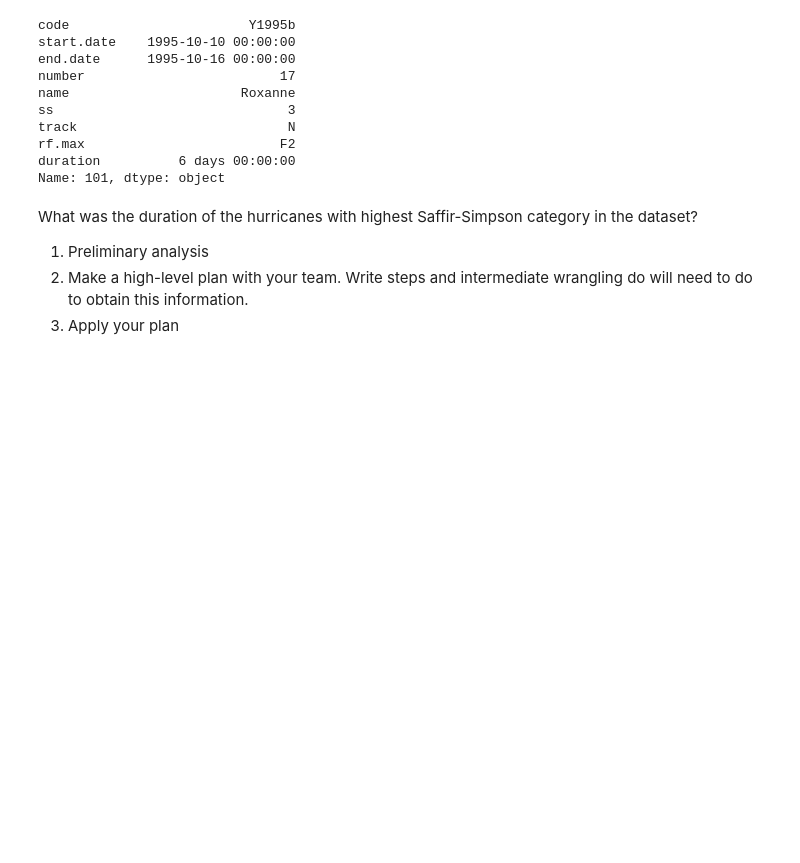
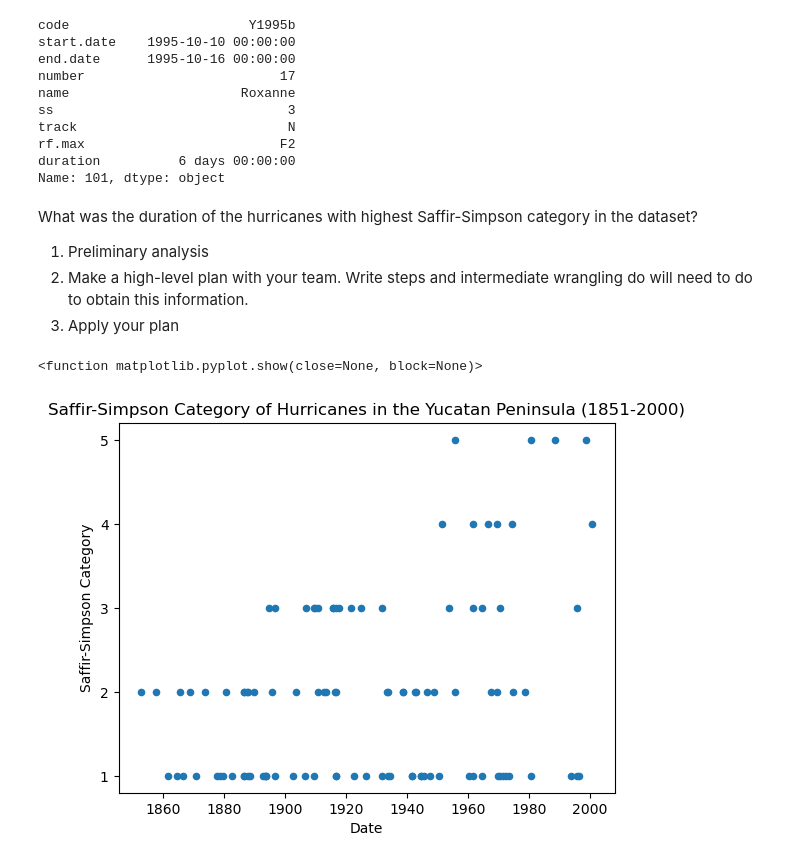
Before and after one commit to MEDS-eds-220/MEDS-eds-220-course, a Jupyter notebook: discussion-sections-upcoming/ds4-hurricanes.ipynb, the cells around one changed output. Cells and saved outputs as stored; diff of their text form; code cells hidden in the pictures; blank space fills up the shorter version.

```diff
--- a/discussion-sections-upcoming/ds4-hurricanes.ipynb
+++ b/discussion-sections-upcoming/ds4-hurricanes.ipynb
@@ -141,9 +136,24 @@ What was the duration of the hurricanes with highest Saffir-Simpson category in
 1. Preliminary analysis
 2. Make a high-level plan with your team. Write steps and intermediate wrangling do will need to do to obtain this information.
 3. Apply your plan
-# %%
-import pandas as pd
-
-fp = os.path.join('data', 'hf071-01-hurricanes.csv')
-df = pd.read_csv(fp)
-df.head()
+# %%
+# Initialize empty figure
+fig, ax = plt.subplots()
+
+df.plot(ax=ax,
+        x='start.date',
+        y='ss',
+        kind='scatter',
+        alpha=0.5 )
+
+ax.set_title('')
+ax.set_yticks([1,2,3,4,5])  # note that we don't need to specify labels
+ax.set_ylabel('Saffir-Simpson Category')
+ax.set_xlabel('Date')
+
+ax.set_title('Saffir-Simpson Category of Hurricanes in the Yucatan Peninsula (1851-2000)')
+
+plt.show
+# %% [output]
+<function matplotlib.pyplot.show(close=None, block=None)>
+[figure, added]
```
Also changed, not shown: parts of 1 cell of this notebook, 9 other files.
